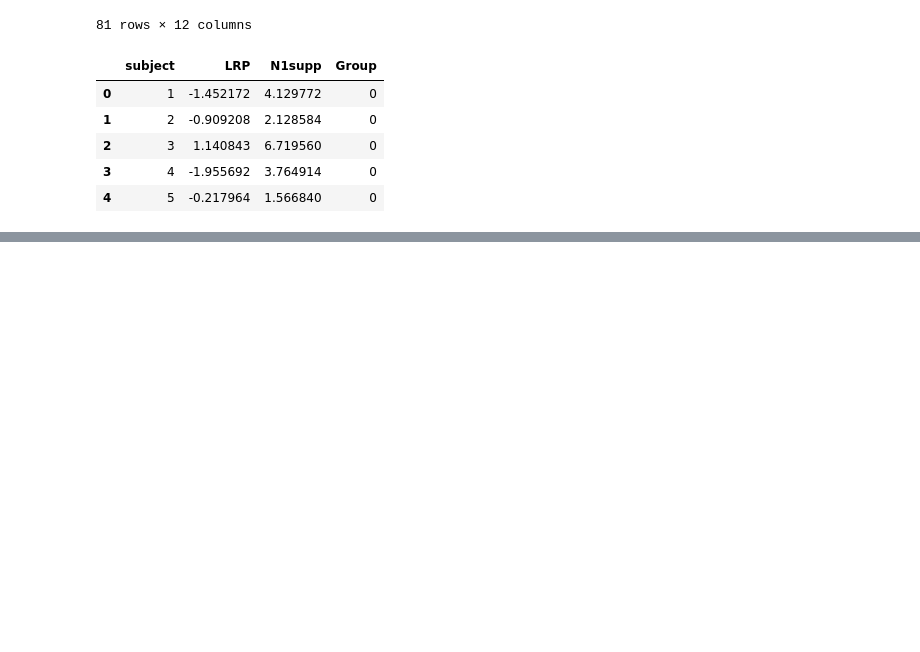
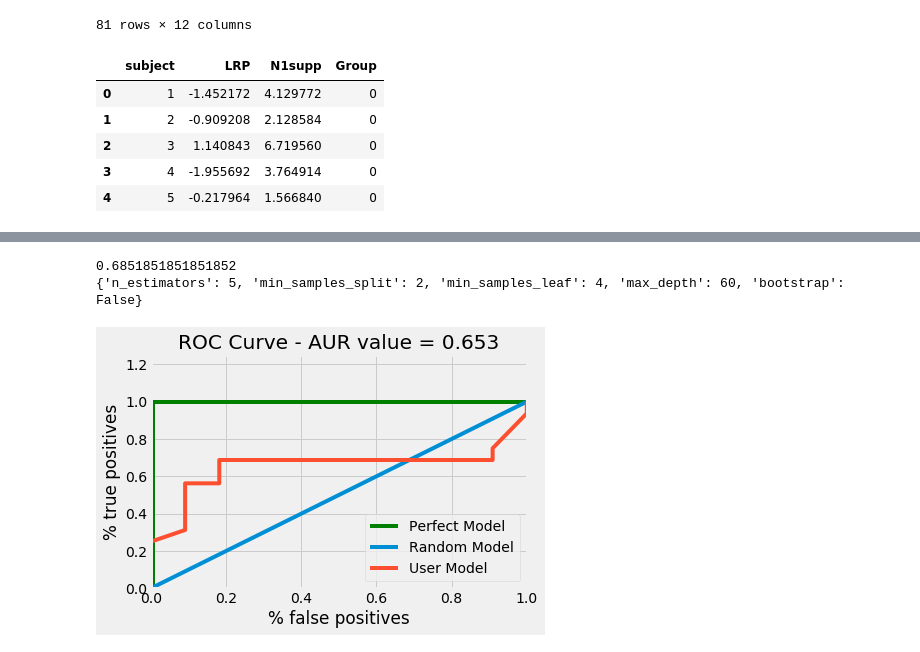
Before and after one commit to karljaats/EEG-data-from-basic-sensory-task-in-Schizophrenia, a Jupyter notebook: Model.ipynb, the cells around one changed output, grey strips where cells are left out. Cells and saved outputs as stored; diff of their text form; code cells hidden in the pictures; blank space fills up the shorter version.

Commit message:
Some parameter tuning and model evaluation with roc auc

```diff
--- a/Model.ipynb
+++ b/Model.ipynb
@@ -179,7 +179,7 @@ N1LRPdf.head()
 X = N1LRPdf[['LRP', 'N1supp']]
 y = N1LRPdf['Group']
 # %%
-X_train, X_test, y_train, y_test = train_test_split(X, y, test_size=0.2, random_state=42)
+X_train, X_test, y_train, y_test = train_test_split(X, y, test_size=0.33, random_state=42)
 # %%
 clf = RandomForestClassifier(n_estimators=50, random_state=0, max_depth=10)
 clf.fit(X_train,y_train)
@@ -194,0 +218,5 @@ print(svm.score(X_test, y_test))
+# %%
+clf3=RandomForestClassifier(random_state=52)
+rf_random = RandomizedSearchCV(estimator = clf3, param_distributions = random_grid, n_iter = 100, cv = 3, verbose=2, random_state=42, n_jobs = -1)
+# Fit the random search model
+rf_random.fit(X_train, y_train)
@@ -194,0 +241,34 @@ print(svm.score(X_test, y_test))
+# %%
+best_random = rf_random.best_estimator_
+print(rf_random.best_score_)
+print(rf_random.best_params_)
+# %% [output]
+0.6851851851851852
+{'n_estimators': 5, 'min_samples_split': 2, 'min_samples_leaf': 4, 'max_depth': 60, 'bootstrap': False}
+# %%
+from sklearn.tree import DecisionTreeClassifier
+from sklearn.metrics import roc_curve, roc_auc_score, auc
+
+def roccurve(y_values, y_preds_proba):
+    fpr, tpr, _ = roc_curve(y_values, y_preds_proba)
+    xx = np.arange(101) / float(100)
+    aur = auc(fpr,tpr)
+
+    plt.style.use('fivethirtyeight')
+    plt.xlim(0, 1.0)
+    plt.ylim(0, 1.25)
+    plt.plot([0.0, 0.0], [0.0, 1.0], color='green', linewidth=8)
+    plt.plot([0.0, 1.0], [1.0, 1.0], color='green', label='Perfect Model', linewidth=4)
+    plt.plot(xx,xx, label='Random Model')
+    plt.plot(fpr,tpr, label='User Model')
+    plt.title("ROC Curve - AUR value = "+str(round(aur, 3)))
+    plt.xlabel('% false positives')
+    plt.ylabel('% true positives')
+    plt.legend()
+    plt.show()
+
+###Model with tuned parameters
+y_pred_proba = best_random.predict_proba(X=X_test)
+roccurve(y_values=y_test, y_preds_proba=y_pred_proba[:,1])
+# %% [output]
+[figure, added]
```
Also changed, not shown: parts of 5 cells of this notebook.
